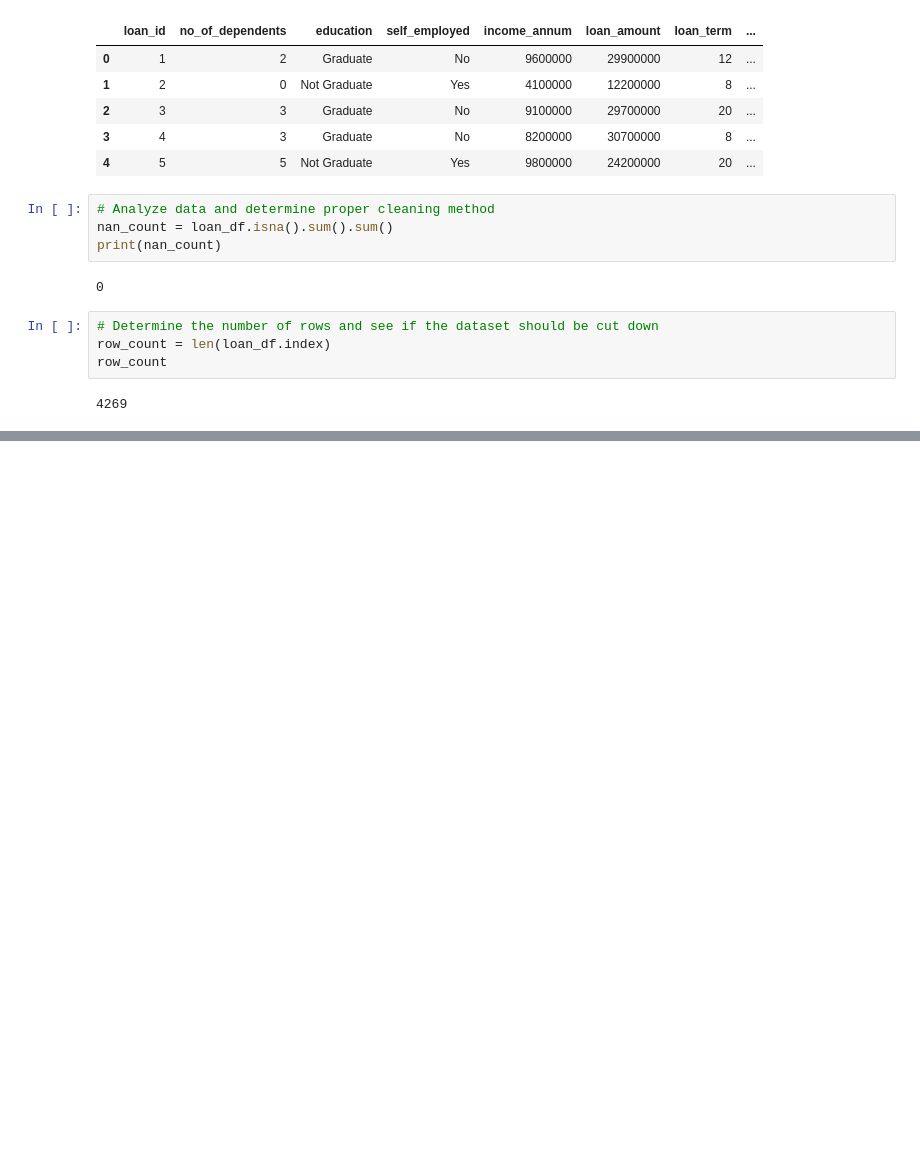
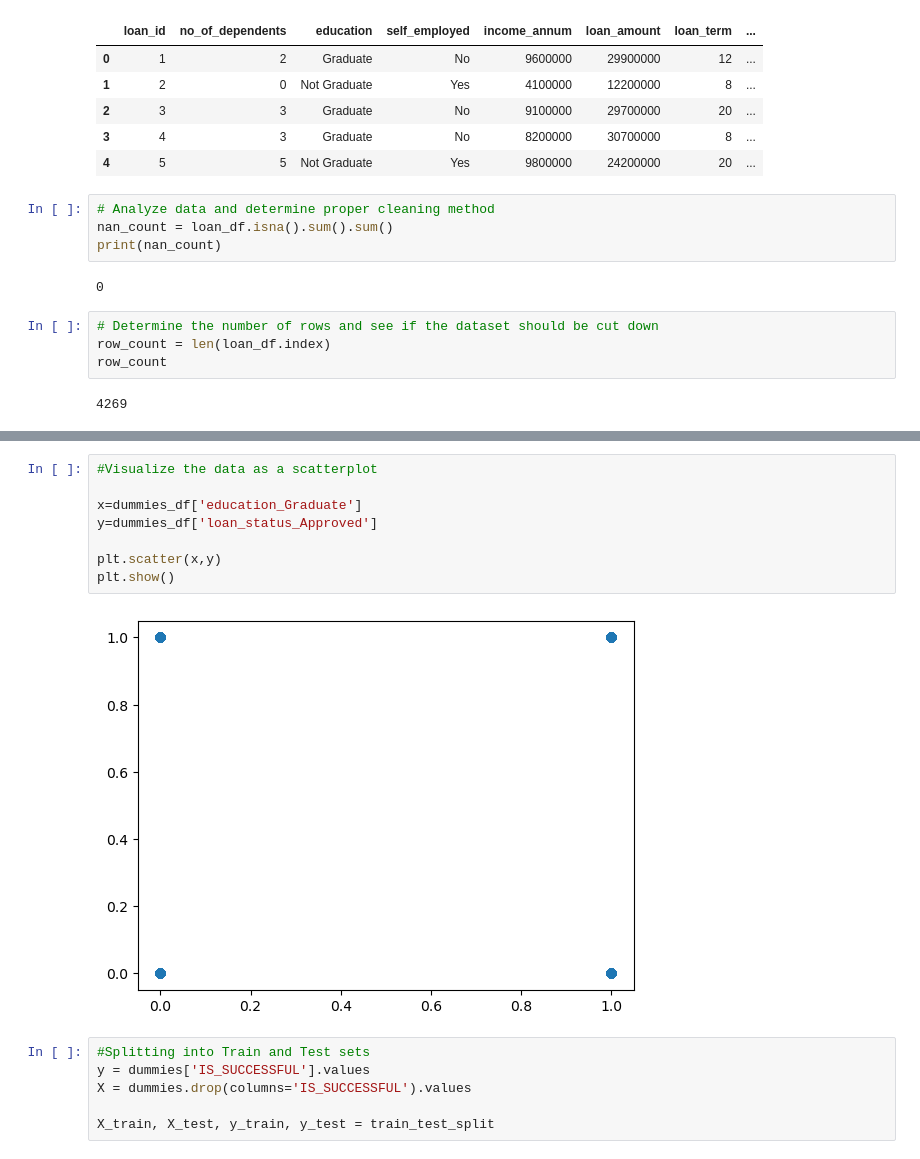
Before and after one commit to j0cinco/loan-applications, a Jupyter notebook: loan_approval.ipynb, the cells around one changed output, grey strips where cells are left out. Drawn from its saved outputs; the diff is of its cells as text; blank space fills up the shorter version.

```diff
--- a/loan_approval.ipynb
+++ b/loan_approval.ipynb
@@ -47,0 +108,16 @@ dtype: object
+# %%
+#Visualize the data as a scatterplot
+
+x=dummies_df['education_Graduate']
+y=dummies_df['loan_status_Approved']
+
+plt.scatter(x,y)
+plt.show()
+# %% [output]
+[figure, added]
+# %%
+#Splitting into Train and Test sets
+y = dummies['IS_SUCCESSFUL'].values
+X = dummies.drop(columns='IS_SUCCESSFUL').values
+
+X_train, X_test, y_train, y_test = train_test_split
```
Also changed, not shown: parts of 7 cells of this notebook.
